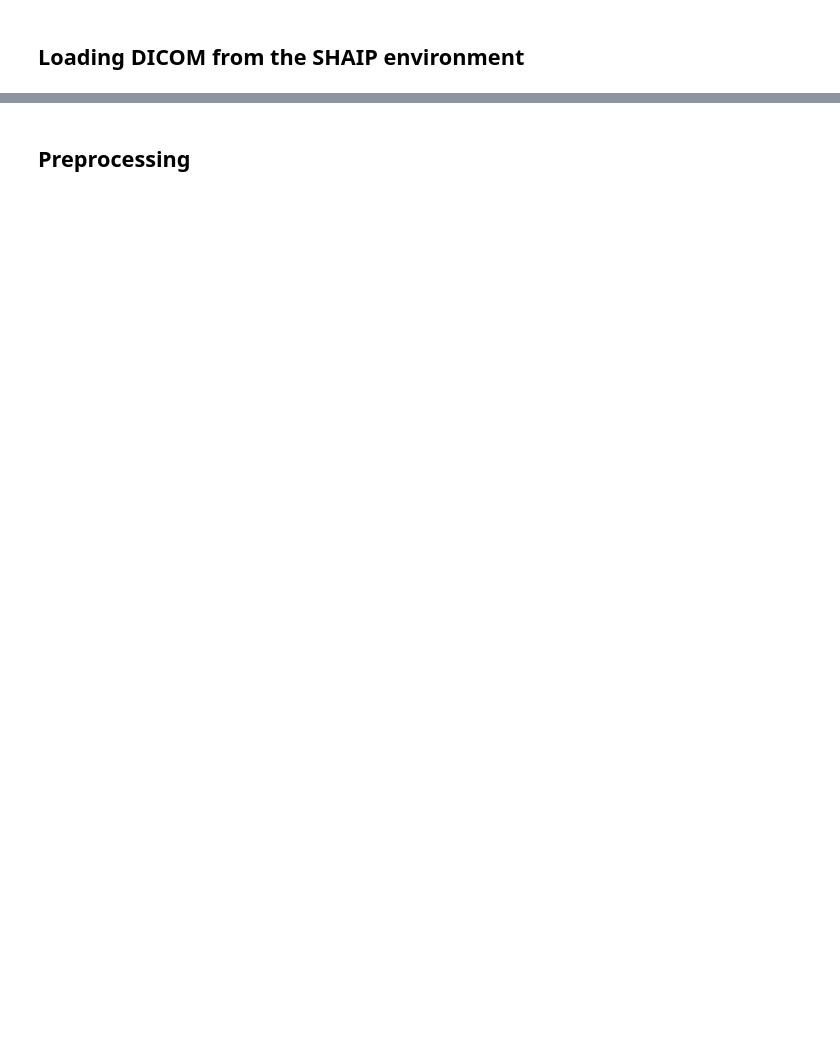
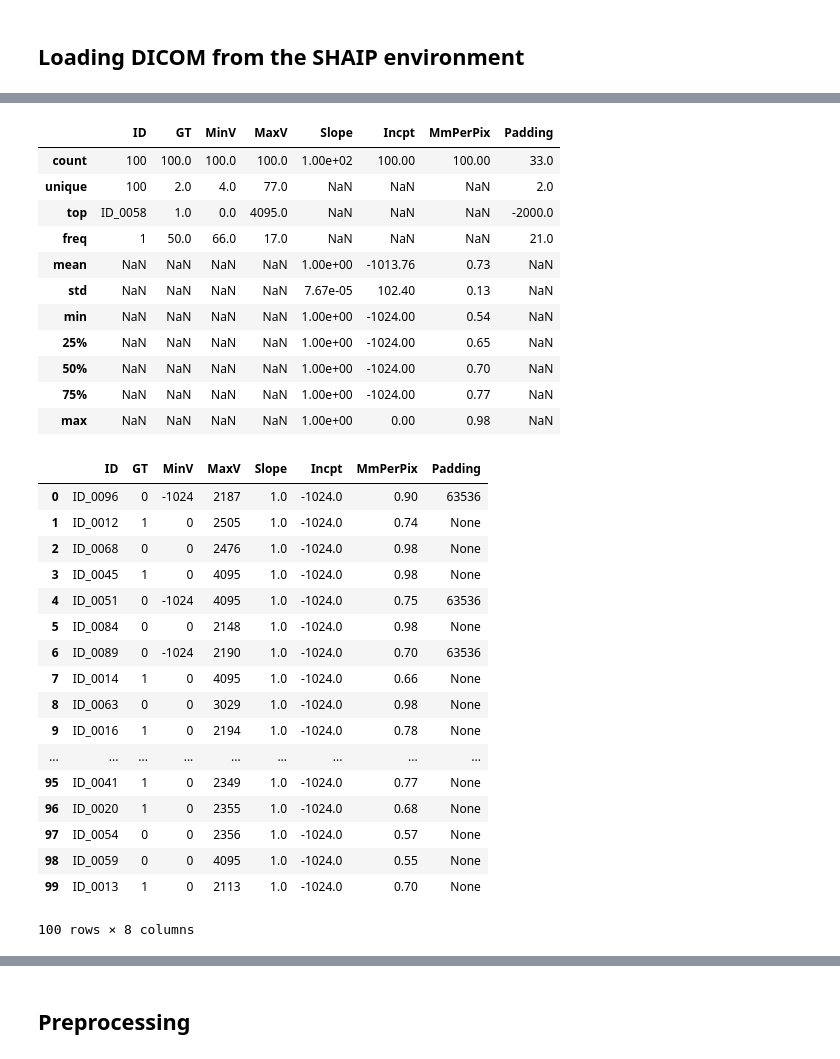
Before and after one commit to danielphil/kaggle_ctmi, a Jupyter notebook: kaggle_ctmi_simple.ipynb, the cells around one changed output, grey strips where cells are left out. Cells and saved outputs as stored; diff of their text form; code cells hidden in the pictures; blank space fills up the shorter version.

```diff
--- a/kaggle_ctmi_simple.ipynb
+++ b/kaggle_ctmi_simple.ipynb
@@ -107,24 +116,56 @@ test_cohort_accessors()
 # %%
 def explore_cohort():
     cohort = Cohort()
-    df = pd.DataFrame(columns=['ID', 'MinV', 'MaxV', 'Slope', 'Incpt', 'MmPerPix', 'Padding'])
+    df = pd.DataFrame(columns=['ID', 'GT', 'MinV', 'MaxV', 'Slope', 'Incpt', 'MmPerPix', 'Padding'])
     for ix in range(cohort.size):
         image = cohort.images[ix]
         dcm = cohort.dicoms[ix]
         id_ = cohort.ids[ix]
+        gt = cohort.groundtruth[ix]
         padding = dcm.data_element('PixelPaddingValue').value if 'PixelPaddingValue' in dcm else None
         slope = dcm.data_element('RescaleSlope').value
         intercept = dcm.data_element('RescaleIntercept').value
         mmpp_x, mmpp_y = dcm.data_element('PixelSpacing').value
         assert mmpp_x == mmpp_y
-        row = (id_, np.min(image), np.max(image), slope, intercept, mmpp_x, padding)
+        row = (id_, gt, np.min(image), np.max(image), slope, intercept, mmpp_x, padding)
 
         df.loc[ix] = row
 
     display(df.describe(include='all'))
     display(df)
 
 explore_cohort()
+# %% [output]
+|  | ID | GT | MinV | MaxV | Slope | Incpt | MmPerPix | Padding |
+| count | 100 | 100.0 | 100.0 | 100.0 | 1.00e+02 | 100.00 | 100.00 | 33.0 |
+| unique | 100 | 2.0 | 4.0 | 77.0 | NaN | NaN | NaN | 2.0 |
+| top | ID_0058 | 1.0 | 0.0 | 4095.0 | NaN | NaN | NaN | -2000.0 |
+| freq | 1 | 50.0 | 66.0 | 17.0 | NaN | NaN | NaN | 21.0 |
+| mean | NaN | NaN | NaN | NaN | 1.00e+00 | -1013.76 | 0.73 | NaN |
+| std | NaN | NaN | NaN | NaN | 7.67e-05 | 102.40 | 0.13 | NaN |
+| min | NaN | NaN | NaN | NaN | 1.00e+00 | -1024.00 | 0.54 | NaN |
+| 25% | NaN | NaN | NaN | NaN | 1.00e+00 | -1024.00 | 0.65 | NaN |
+| 50% | NaN | NaN | NaN | NaN | 1.00e+00 | -1024.00 | 0.70 | NaN |
+| 75% | NaN | NaN | NaN | NaN | 1.00e+00 | -1024.00 | 0.77 | NaN |
+| max | NaN | NaN | NaN | NaN | 1.00e+00 | 0.00 | 0.98 | NaN |
+|  | ID | GT | MinV | MaxV | Slope | Incpt | MmPerPix | Padding |
+| 0 | ID_0096 | 0 | -1024 | 2187 | 1.0 | -1024.0 | 0.90 | 63536 |
+| 1 | ID_0012 | 1 | 0 | 2505 | 1.0 | -1024.0 | 0.74 | None |
+| 2 | ID_0068 | 0 | 0 | 2476 | 1.0 | -1024.0 | 0.98 | None |
+| 3 | ID_0045 | 1 | 0 | 4095 | 1.0 | -1024.0 | 0.98 | None |
+| 4 | ID_0051 | 0 | -1024 | 4095 | 1.0 | -1024.0 | 0.75 | 63536 |
+| 5 | ID_0084 | 0 | 0 | 2148 | 1.0 | -1024.0 | 0.98 | None |
+| 6 | ID_0089 | 0 | -1024 | 2190 | 1.0 | -1024.0 | 0.70 | 63536 |
+| 7 | ID_0014 | 1 | 0 | 4095 | 1.0 | -1024.0 | 0.66 | None |
+| 8 | ID_0063 | 0 | 0 | 3029 | 1.0 | -1024.0 | 0.98 | None |
+| 9 | ID_0016 | 1 | 0 | 2194 | 1.0 | -1024.0 | 0.78 | None |
+| ... | ... | ... | ... | ... | ... | ... | ... | ... |
+| 95 | ID_0041 | 1 | 0 | 2349 | 1.0 | -1024.0 | 0.77 | None |
+| 96 | ID_0020 | 1 | 0 | 2355 | 1.0 | -1024.0 | 0.68 | None |
+| 97 | ID_0054 | 0 | 0 | 2356 | 1.0 | -1024.0 | 0.57 | None |
+| 98 | ID_0059 | 0 | 0 | 4095 | 1.0 | -1024.0 | 0.55 | None |
+| 99 | ID_0013 | 1 | 0 | 2113 | 1.0 | -1024.0 | 0.70 | None |
+100 rows × 8 columns
 # %%
 def show_images(cohort):
     fig, axes = plt.subplots(nrows=4, ncols=4, figsize=(16,16))
```
Also changed, not shown: parts of 27 cells of this notebook, 2 other files.
